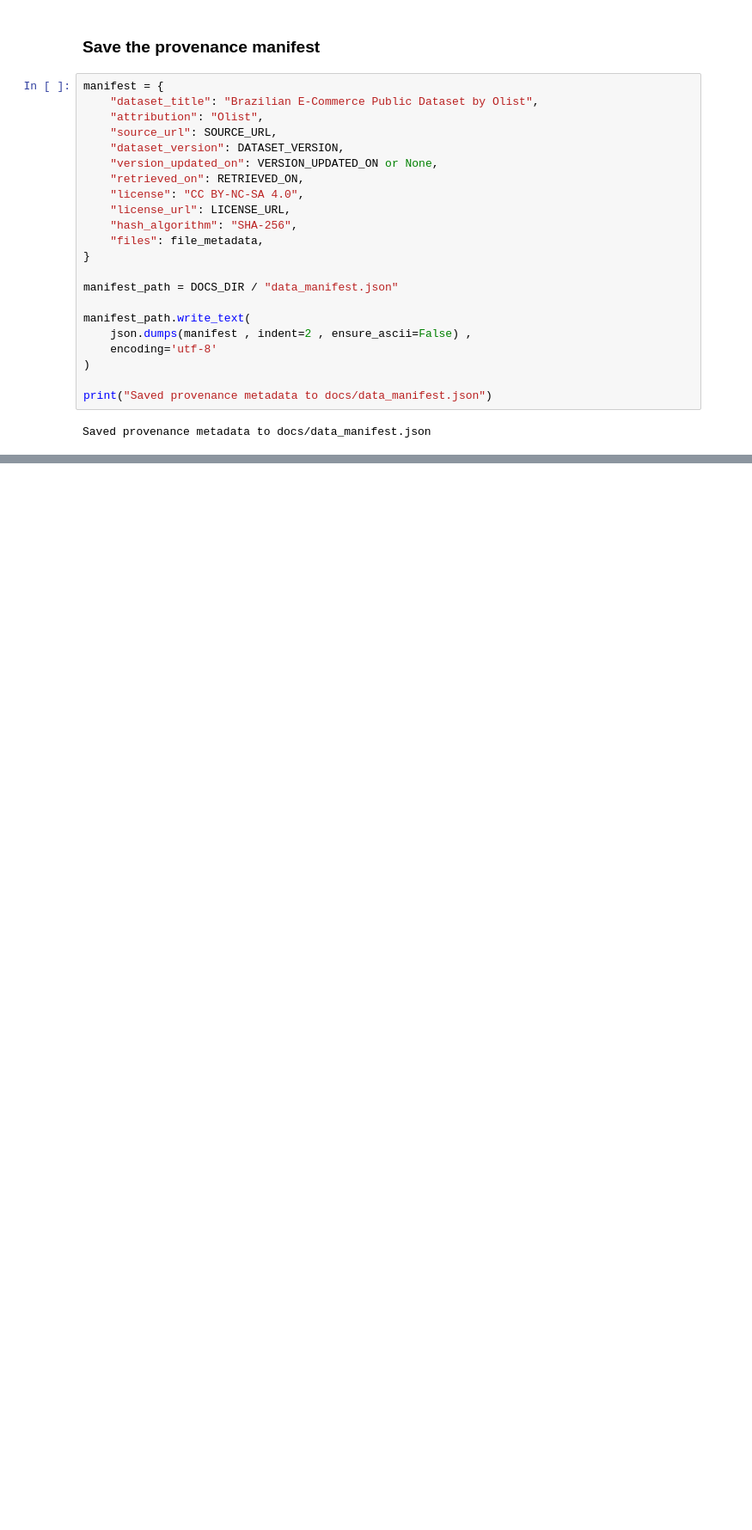
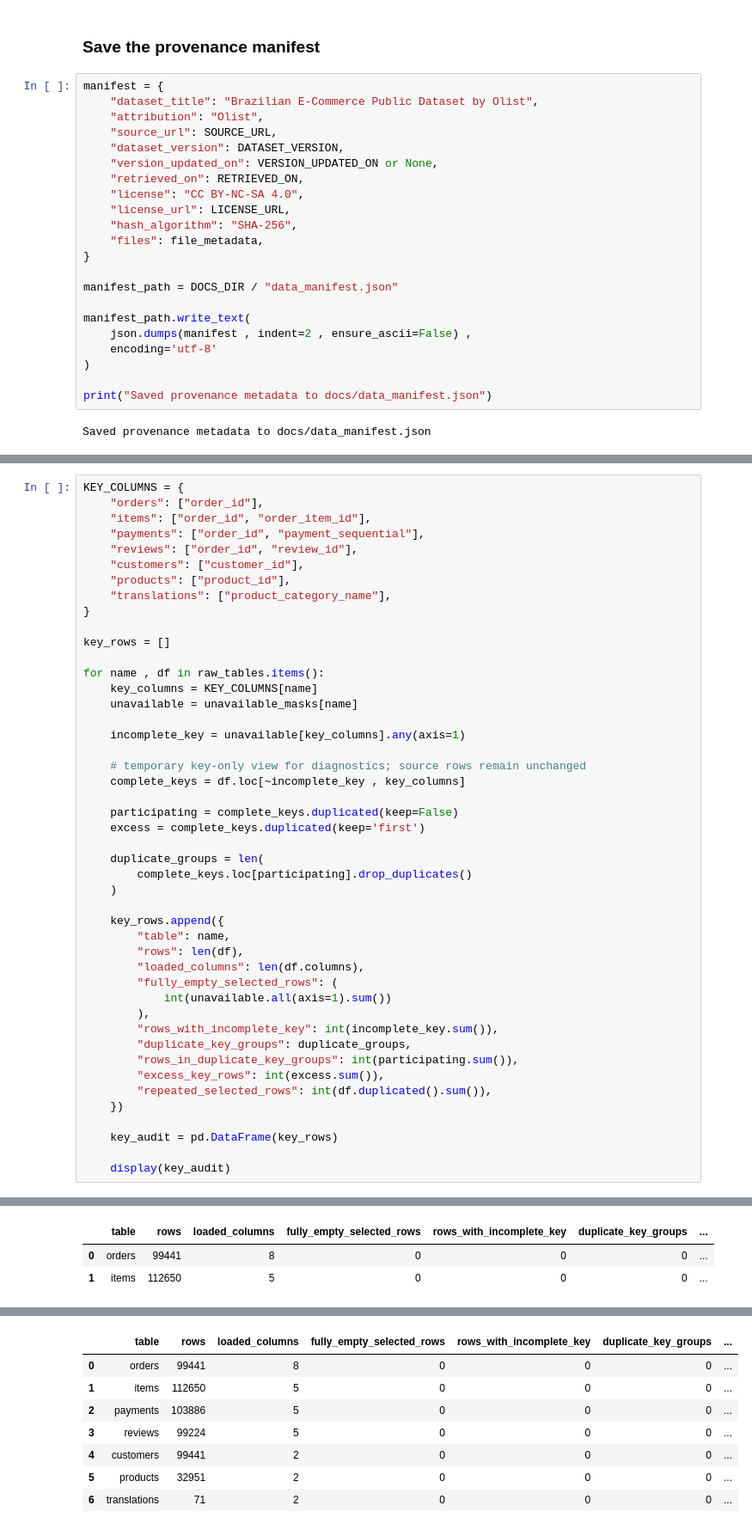
Before and after one commit to BusinessCrab/orderlens-brazilian-ecommerce-analysis, a Jupyter notebook: brazilian_ecommerce_analysis.ipynb, the cells around one changed output, grey strips where cells are left out. Shown at 86% size. Drawn from its saved outputs; the diff is of its cells as text; blank space fills up the shorter version.

```diff
--- a/brazilian_ecommerce_analysis.ipynb
+++ b/brazilian_ecommerce_analysis.ipynb
@@ -211,0 +369,47 @@ Saved provenance metadata to docs/data_manifest.json
+# %%
+KEY_COLUMNS = {
+    "orders": ["order_id"],
+    "items": ["order_id", "order_item_id"],
+    "payments": ["order_id", "payment_sequential"],
+    "reviews": ["order_id", "review_id"],
+    "customers": ["customer_id"],
+    "products": ["product_id"],
+    "translations": ["product_category_name"],
+}
+
+key_rows = []
+
+for name , df in raw_tables.items():
+    key_columns = KEY_COLUMNS[name]
+    unavailable = unavailable_masks[name]
+
+    incomplete_key = unavailable[key_columns].any(axis=1)
+
+    # temporary key-only view for diagnostics; source rows remain unchanged
+    complete_keys = df.loc[~incomplete_key , key_columns]
+
+    participating = complete_keys.duplicated(keep=False)
+    excess = complete_keys.duplicated(keep='first')
+
+    duplicate_groups = len(
+        complete_keys.loc[participating].drop_duplicates()
+    )
+
+    key_rows.append({
+        "table": name,
+        "rows": len(df),
+        "loaded_columns": len(df.columns),
+        "fully_empty_selected_rows": (
+            int(unavailable.all(axis=1).sum())
+        ),
+        "rows_with_incomplete_key": int(incomplete_key.sum()),
+        "duplicate_key_groups": duplicate_groups,
+        "rows_in_duplicate_key_groups": int(participating.sum()),
+        "excess_key_rows": int(excess.sum()),
+        "repeated_selected_rows": int(df.duplicated().sum()),
+    })
+
+    key_audit = pd.DataFrame(key_rows)
+
+    display(key_audit)
+# %% [output]
@@ -211,0 +418,3 @@ Saved provenance metadata to docs/data_manifest.json
+|  | table | rows | loaded_columns | fully_empty_selected_rows | rows_with_incomplete_key | duplicate_key_groups | ... |
+| 0 | orders | 99441 | 8 | 0 | 0 | 0 | ... |
+| 1 | items | 112650 | 5 | 0 | 0 | 0 | ... |
@@ -211,0 +443,8 @@ Saved provenance metadata to docs/data_manifest.json
+|  | table | rows | loaded_columns | fully_empty_selected_rows | rows_with_incomplete_key | duplicate_key_groups | ... |
+| 0 | orders | 99441 | 8 | 0 | 0 | 0 | ... |
+| 1 | items | 112650 | 5 | 0 | 0 | 0 | ... |
+| 2 | payments | 103886 | 5 | 0 | 0 | 0 | ... |
+| 3 | reviews | 99224 | 5 | 0 | 0 | 0 | ... |
+| 4 | customers | 99441 | 2 | 0 | 0 | 0 | ... |
+| 5 | products | 32951 | 2 | 0 | 0 | 0 | ... |
+| 6 | translations | 71 | 2 | 0 | 0 | 0 | ... |
```
Also changed, not shown: parts of 12 cells of this notebook, 1 other file.
